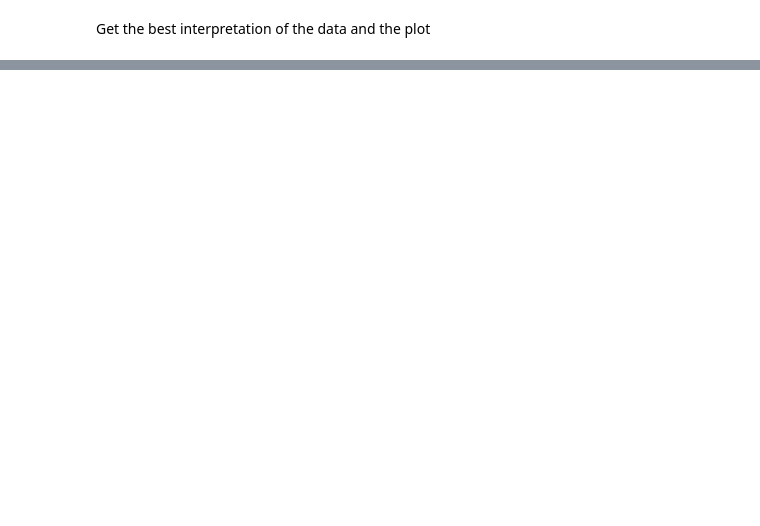
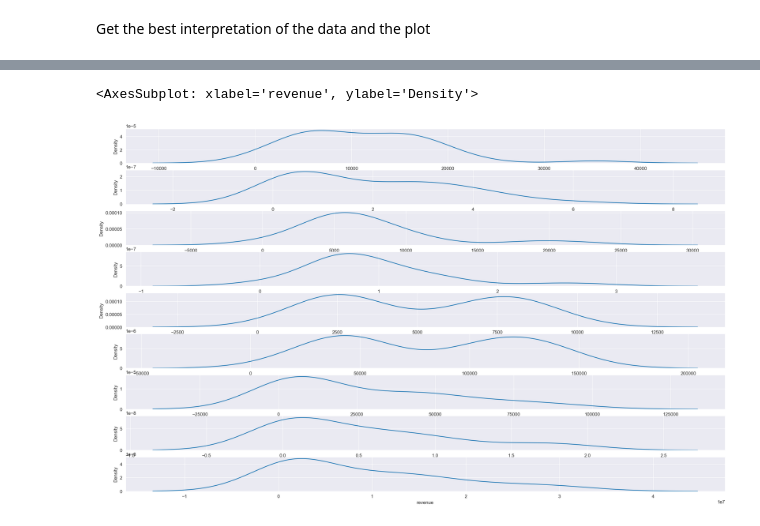
Before and after one commit to NA-Git/Bayesian_Methods, a Jupyter notebook: attribution/MMM/EDA.ipynb, the cells around one changed output, grey strips where cells are left out. Drawn from its saved outputs; the diff is of its cells as text; code cells hidden in the pictures; blank space fills up the shorter version.

```diff
--- a/attribution/MMM/EDA.ipynb
+++ b/attribution/MMM/EDA.ipynb
@@ -390,0 +366,14 @@ KNN_imputation.to_csv('KNN_1.csv', encoding='utf-8', index=False)
+# %%
+figure, axes = plt.subplots(9, 1, figsize=(23, 14))
+sns.kdeplot(ax=axes[0], x='onlinedisplay_S', data=df)
+sns.kdeplot(ax=axes[1], x='onlinedisplay_I', data=df)
+sns.kdeplot(ax=axes[2], x='onlinevideo_S', data=df)
+sns.kdeplot(ax=axes[3], x='onlinevideo_I', data=df)
+sns.kdeplot(ax=axes[4], x='paidsearch_S', data=df)
+sns.kdeplot(ax=axes[5], x='paidsearch_I', data=df)
+sns.kdeplot(ax=axes[6], x='social_S', data=df)
+sns.kdeplot(ax=axes[7], x='social_I', data=df)
+sns.kdeplot(ax=axes[8], x='revenue', data=df)
+# %% [output]
+<AxesSubplot: xlabel='revenue', ylabel='Density'>
+[figure, added]
```
Also changed, not shown: parts of 40 cells of this notebook.
